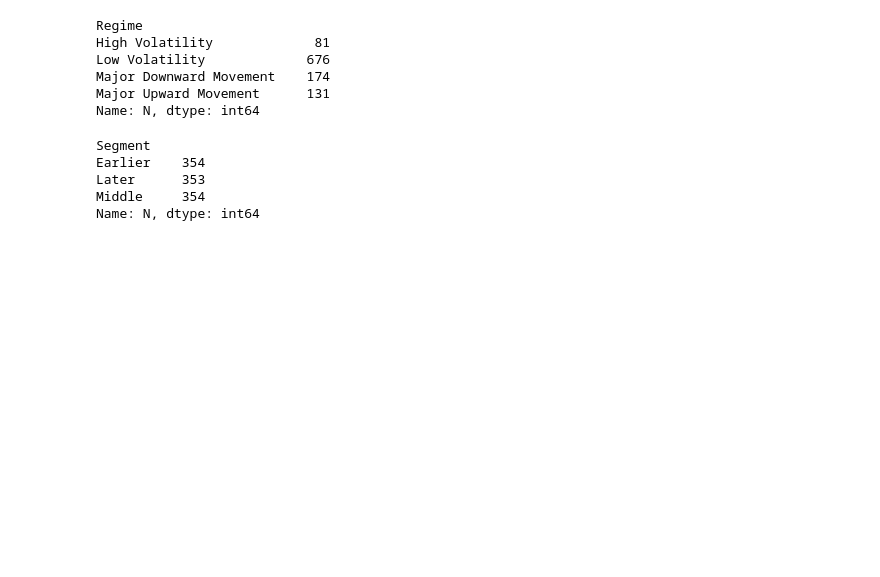
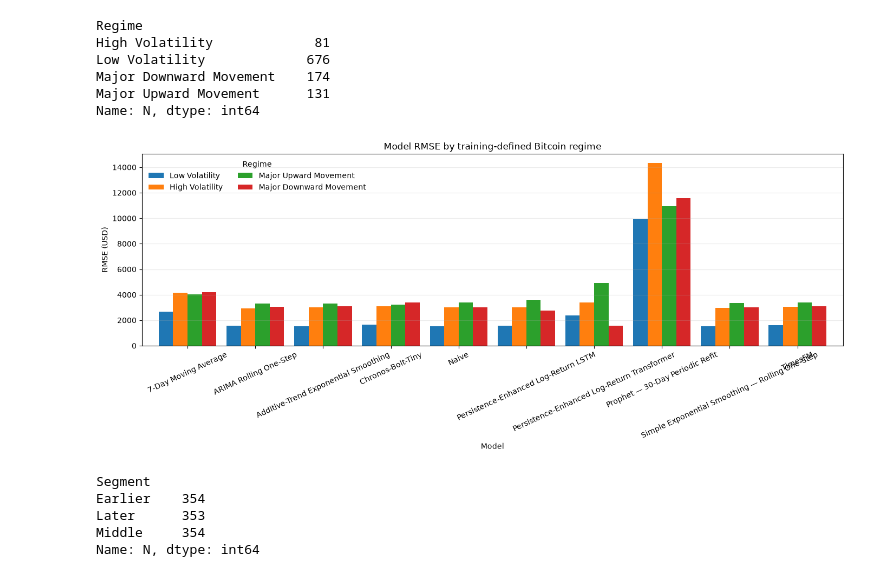
Before and after one commit to mdsoadsolaiman/Time-Series-Foundation-Models, a Jupyter notebook: notebooks/09_Bitcoin_Robustness_and_Temporal_Stability.ipynb, the cells around one changed output. Saved outputs shown, nothing was run; the diff lists cells and outputs as text; code cells hidden in the pictures; blank space fills up the shorter version.

Commit message:
Visualize Bitcoin robustness uncertainty inference and trust evidence

```diff
--- a/notebooks/09_Bitcoin_Robustness_and_Temporal_Stability.ipynb
+++ b/notebooks/09_Bitcoin_Robustness_and_Temporal_Stability.ipynb
@@ -37,7 +42,12 @@ thresholds=pd.read_csv(ROOT/'results'/'bitcoin_regime_thresholds_training.csv');
 | 2 | return_major_up_80 | 0.025095 | Training data only | 2012-01-01 00:00:00+00:00 | 2023-08-11 00:00:00+00:00 |
 | 3 | return_major_down_20 | -0.018476 | Training data only | 2012-01-01 00:00:00+00:00 | 2023-08-11 00:00:00+00:00 |
 # %%
-robust=pd.read_csv(ROOT/'results'/'bitcoin_regime_robustness_training_defined.csv'); assert robust.Model.nunique()==10; robust.groupby('Regime').N.first()
+# Load and validate the regime-conditional metrics.
+robust = pd.read_csv(ROOT / 'results' / 'bitcoin_regime_robustness_training_defined.csv')
+assert robust.Model.nunique() == 10
+
+# Display the unchanged sample counts by regime.
+robust.groupby('Regime').N.first()
 # %% [output]
 Regime
 High Volatility             81
@@ -45,4 +55,19 @@ Low Volatility             676
 Major Downward Movement    174
 Major Upward Movement      131
 Name: N, dtype: int64
+# %%
+import matplotlib.pyplot as plt
+
+# Pivot the frozen regime metrics for a grouped RMSE comparison.
+regime_rmse = robust.pivot(index='Model', columns='Regime', values='RMSE')
+ordered_regimes = ['Low Volatility', 'High Volatility', 'Major Upward Movement', 'Major Downward Movement']
+ax = regime_rmse[ordered_regimes].plot(kind='bar', figsize=(14, 6), width=0.85)
+ax.set(title='Model RMSE by training-defined Bitcoin regime', xlabel='Model', ylabel='RMSE (USD)')
+ax.tick_params(axis='x', rotation=25)
+ax.grid(axis='y', alpha=0.25)
+ax.legend(title='Regime', frameon=False, ncol=2)
+ax.figure.tight_layout()
+plt.show()
+# %% [output]
+[figure, added]
 # %%
```
Also changed, not shown: parts of 3 cells of this notebook, 4 other files.
